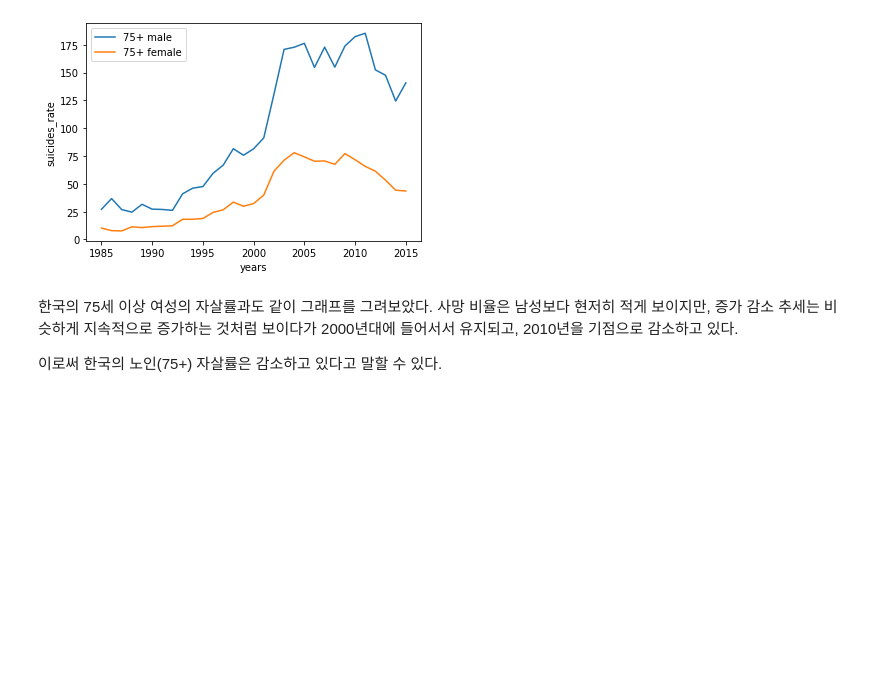
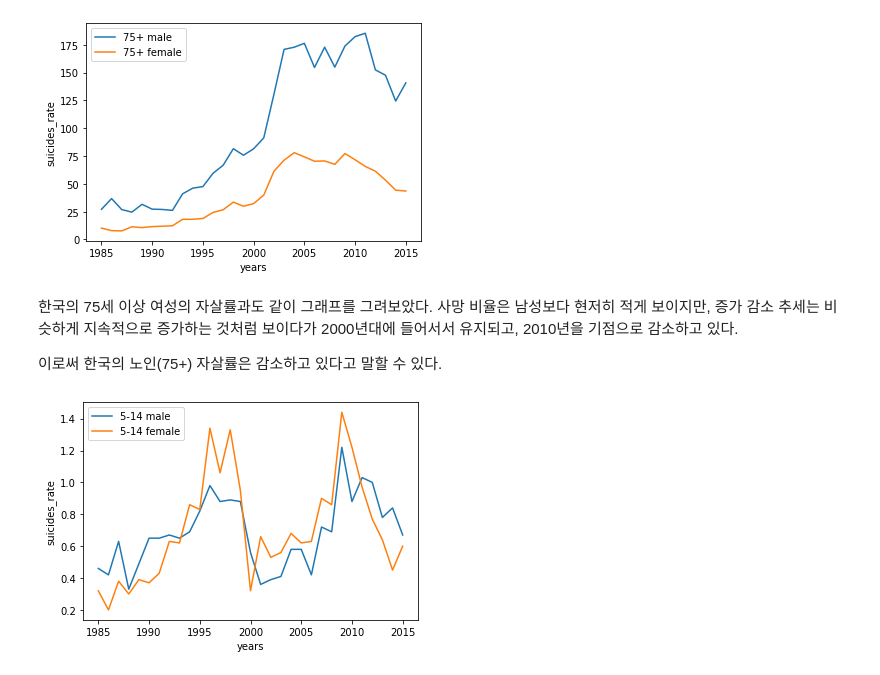
Before and after one commit to JH22222/DAP__, a Jupyter notebook: DAP_Assign.ipynb, the cells around one changed output. Saved outputs shown, nothing was run; the diff lists cells and outputs as text; code cells hidden in the pictures; blank space fills up the shorter version.

```diff
--- a/DAP_Assign.ipynb
+++ b/DAP_Assign.ipynb
@@ -95,3 +95,16 @@ plt.show()
 한국의 75세 이상 여성의 자살률과도 같이 그래프를 그려보았다. 사망 비율은 남성보다 현저히 적게 보이지만, 증가 감소 추세는 비슷하게 지속적으로 증가하는 것처럼 보이다가 2000년대에 들어서서 유지되고, 2010년을 기점으로 감소하고 있다.
 
 이로써 한국의 노인(75+) 자살률은 감소하고 있다고 말할 수 있다.
+# %%
+con_m514 = (df.sex == 'male') & (df.age == '5-14 years')
+con_f514 = (df.age == '5-14 years') & (df.sex == 'female')
+ym = df_kor[con_m514]
+yf = df_kor[con_f514]
+plt.plot(ym.year, ym.suicides_rate, label = '5-14 male')
+plt.plot(yf.year, yf.suicides_rate, label = '5-14 female')
+plt.xlabel('years')
+plt.ylabel('suicides_rate')
+plt.legend()
+plt.show()
+# %% [output]
+[figure, added]
```
